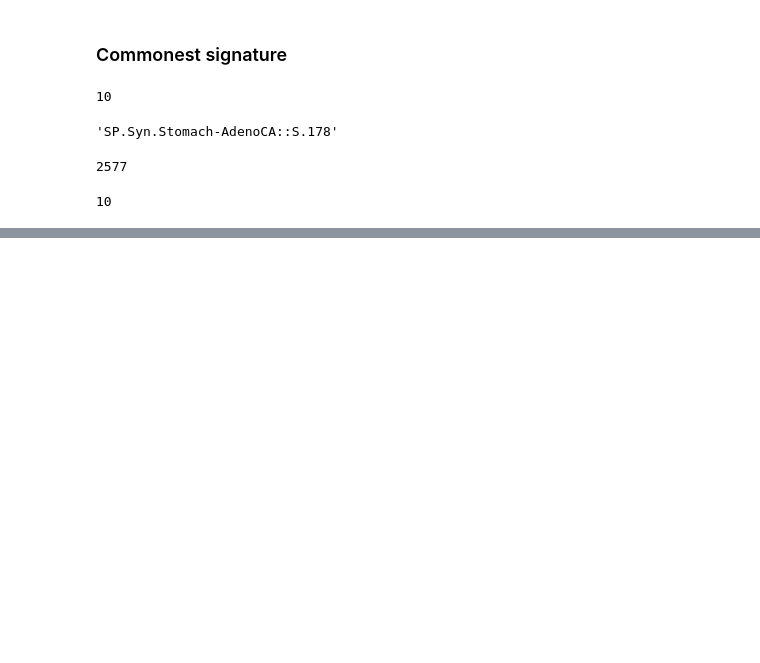
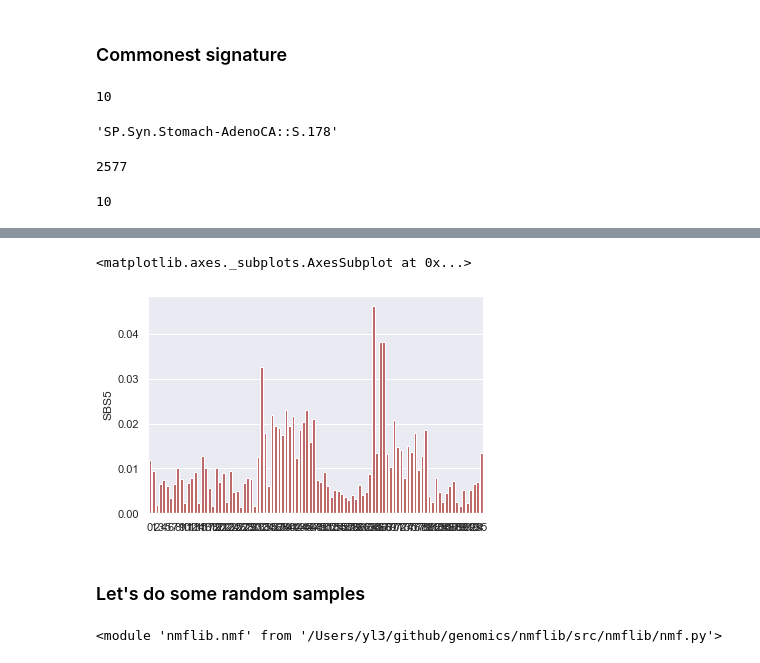
Before and after one commit to yl3/nmflib, a Jupyter notebook: notebooks/2019-12-26_test_lrt_and_confint_code.ipynb, the cells around one changed output, grey strips where cells are left out. Saved outputs shown, nothing was run; the diff lists cells and outputs as text; code cells hidden in the pictures; blank space fills up the shorter version.

```diff
--- a/notebooks/2019-12-26_test_lrt_and_confint_code.ipynb
+++ b/notebooks/2019-12-26_test_lrt_and_confint_code.ipynb
@@ -374,0 +494,7 @@ Wall time: 144 ms
+# %%
+sns.barplot(np.arange(W_true.shape[0]), W_true.loc[:, 'SBS5'], color='indianred')
+# %% [output]
+<matplotlib.axes._subplots.AxesSubplot at 0x...>
+[figure, added]
+# %% [markdown]
+### Let's do some random samples
@@ -374,0 +503,4 @@ Wall time: 144 ms
+# %%
+importlib.reload(nmflib.nmf)
+# %% [output]
+<module 'nmflib.nmf' from '/Users/yl3/github/genomics/nmflib/src/nmflib/nmf.py'>
```
Also changed, not shown: parts of 21 cells of this notebook, 1 other file.
